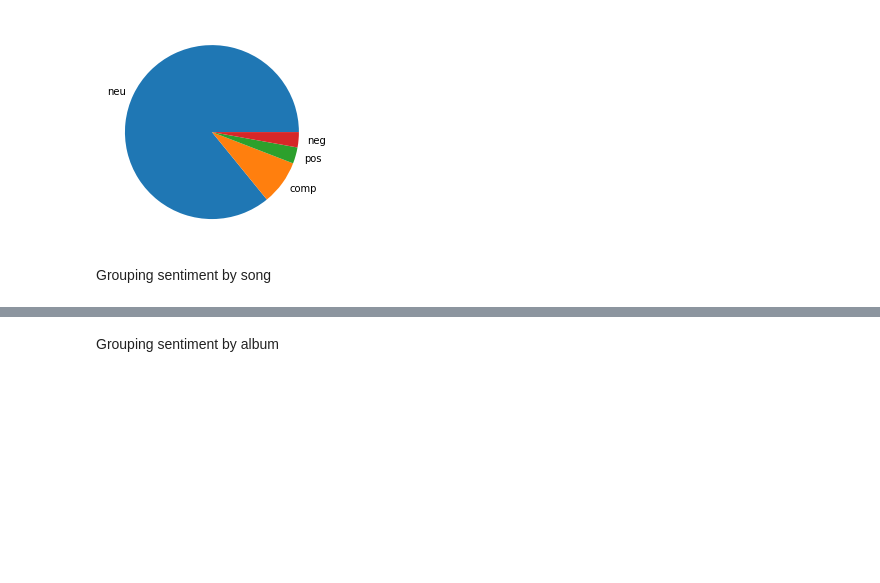
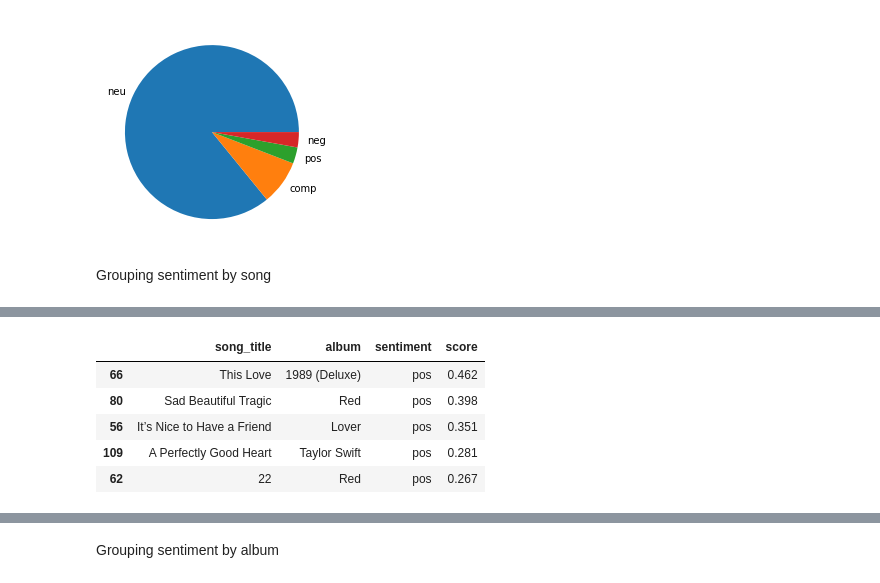
Before and after one commit to PoorviShetty/TS-Lyrics-Time, a Jupyter notebook: ts.ipynb, the cells around one changed output, grey strips where cells are left out. Cells and saved outputs as stored; diff of their text form; code cells hidden in the pictures; blank space fills up the shorter version.

```diff
--- a/ts.ipynb
+++ b/ts.ipynb
@@ -190,0 +190,9 @@ sent_df
+# %%
+sent_df[sent_df.sentiment == 'pos'].sort_values(by=['score'], ascending=False).head()
+# %% [output]
+|  | song_title | album | sentiment | score |
+| 66 | This Love | 1989 (Deluxe) | pos | 0.462 |
+| 80 | Sad Beautiful Tragic | Red | pos | 0.398 |
+| 56 | It’s Nice to Have a Friend | Lover | pos | 0.351 |
+| 109 | A Perfectly Good Heart | Taylor Swift | pos | 0.281 |
+| 62 | 22 | Red | pos | 0.267 |
```
Also changed, not shown: parts of 10 cells of this notebook.
